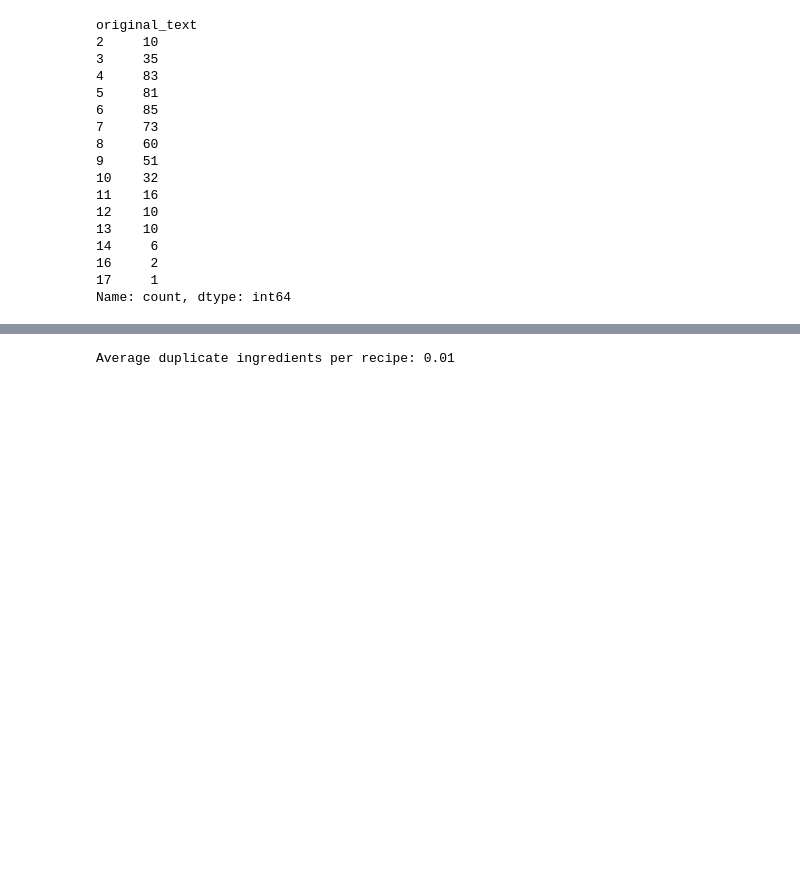
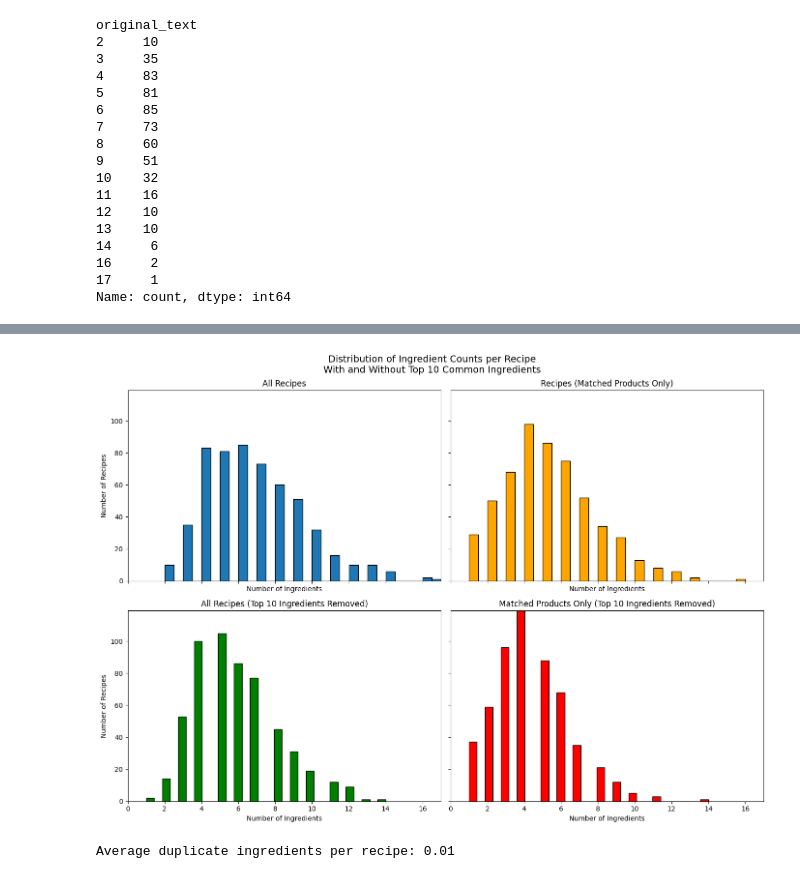
Before and after one commit to btschmid95/team-no-food-waste-for-you, a Jupyter notebook: testing/ingredient_recipe_loss_exploration.ipynb, the cells around one changed output, grey strips where cells are left out. Saved outputs shown, nothing was run; the diff lists cells and outputs as text; code cells hidden in the pictures; blank space fills up the shorter version.

Commit message:
updated recipe loss exploration

```diff
--- a/testing/ingredient_recipe_loss_exploration.ipynb
+++ b/testing/ingredient_recipe_loss_exploration.ipynb
@@ -67,3 +67,73 @@ original_text
 16     2
 17     1
 Name: count, dtype: int64
+# %%
+# --- Base ingredient counts ---
+ingredients_per_recipe = df.groupby('recipe_title')['original_text'].count()
+
+# --- Filtered dataset (only rows with matched_products) ---
+df_filtered = df[~df['matched_products'].isna() & (df['matched_products'].astype(str).str.strip() != '')]
+ingredients_per_recipe_filtered = df_filtered.groupby('recipe_title')['original_text'].count()
+
+print("Full dataset:")
+print(ingredients_per_recipe.describe())
+print("\nAfter filtering blank matched_products:")
+print(ingredients_per_recipe_filtered.describe())
+
+top_ingredients = (
+    df['name']
+    .value_counts()
+    .head(10)
+    .index
+)
+print("\nTop 10 most common ingredients (to be excluded):")
+print(top_ingredients.tolist())
+
+
+df_no_top = df[~df['name'].isin(top_ingredients)]
+df_filtered_no_top = df_filtered[~df_filtered['name'].isin(top_ingredients)]
+
+ingredients_per_recipe_no_top = df_no_top.groupby('recipe_title')['original_text'].count()
+ingredients_per_recipe_filtered_no_top = df_filtered_no_top.groupby('recipe_title')['original_text'].count()
+
+x_max = max(
+    ingredients_per_recipe.max(),
+    ingredients_per_recipe_filtered.max(),
+    ingredients_per_recipe_no_top.max(),
+    ingredients_per_recipe_filtered_no_top.max()
+)
+
+y_max = max(
+    ingredients_per_recipe.value_counts().max(),
+    ingredients_per_recipe_filtered.value_counts().max(),
+    ingredients_per_recipe_no_top.value_counts().max(),
+    ingredients_per_recipe_filtered_no_top.value_counts().max()
+)
+
+fig, axes = plt.subplots(2, 2, figsize=(14, 10), sharex=True, sharey=True)
+
+axes[0, 0].hist(ingredients_per_recipe, bins=30, edgecolor='black')
+axes[0, 0].set_title("All Recipes")
+axes[0, 0].set_xlabel("Number of Ingredients")
+axes[0, 0].set_ylabel("Number of Recipes")
+
+axes[0, 1].hist(ingredients_per_recipe_filtered, bins=30, edgecolor='black', color='orange')
+axes[0, 1].set_title("Recipes (Matched Products Only)")
+axes[0, 1].set_xlabel("Number of Ingredients")
+
+axes[1, 0].hist(ingredients_per_recipe_no_top, bins=30, edgecolor='black', color='green')
+axes[1, 0].set_title("All Recipes (Top 10 Ingredients Removed)")
+axes[1, 0].set_xlabel("Number of Ingredients")
+axes[1, 0].set_ylabel("Number of Recipes")
+
+axes[1, 1].hist(ingredients_per_recipe_filtered_no_top, bins=30, edgecolor='black', color='red')
+axes[1, 1].set_title("Matched Products Only (Top 10 Ingredients Removed)")
+axes[1, 1].set_xlabel("Number of Ingredients")
+
+for ax in axes.flat:
+    ax.set_xlim(0, x_max)
+    ax.set_ylim(0, y_max)
+
+plt.suptitle("Distribution of Ingredient Counts per Recipe\nWith and Without Top 10 Common Ingredients", fontsize=14)
+plt.tight_layout()
+# %% [output]
@@ -70,3 +157,4 @@ Name: count, dtype: int64
+[figure, added]
 # %%
 dup_within_recipe = df.groupby('recipe_title')['name'].apply(
     lambda x: x.duplicated().sum()
```
Also changed, not shown: parts of 2 cells of this notebook.
